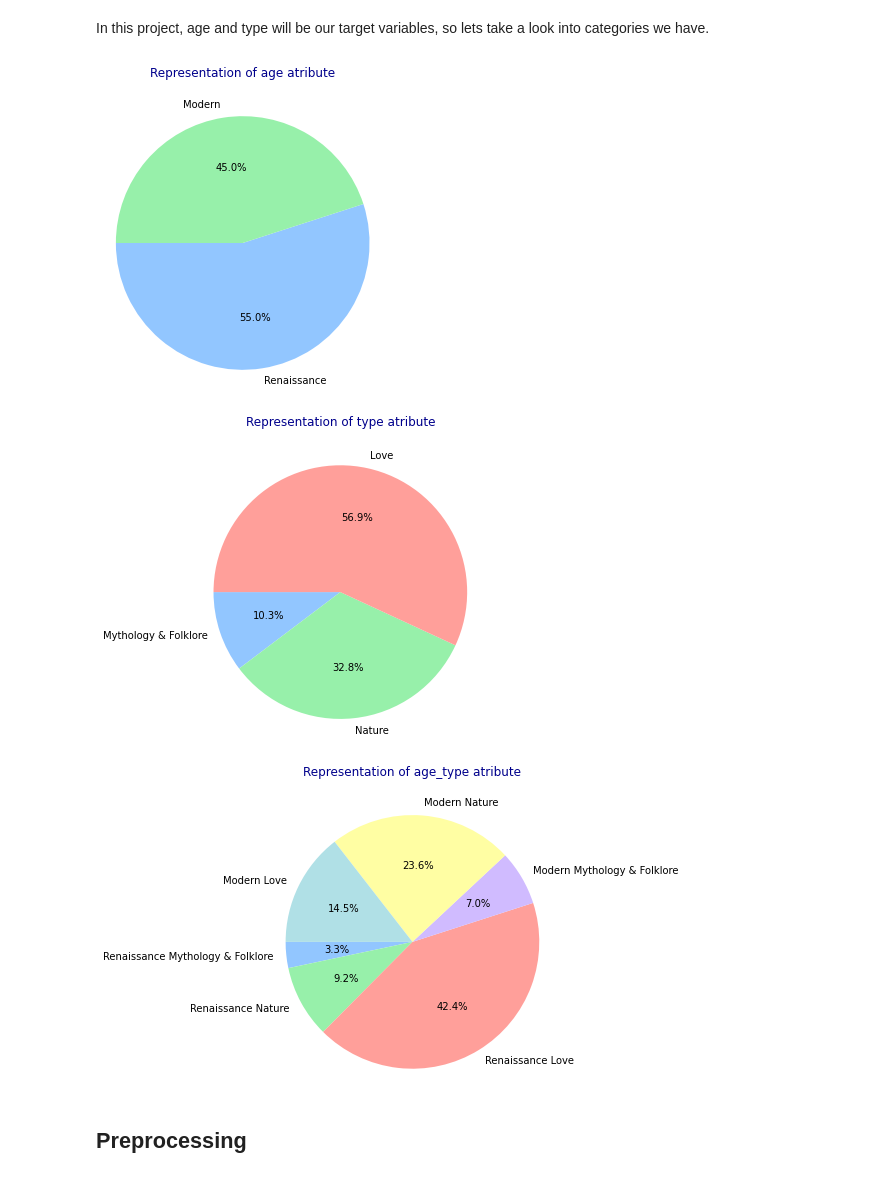
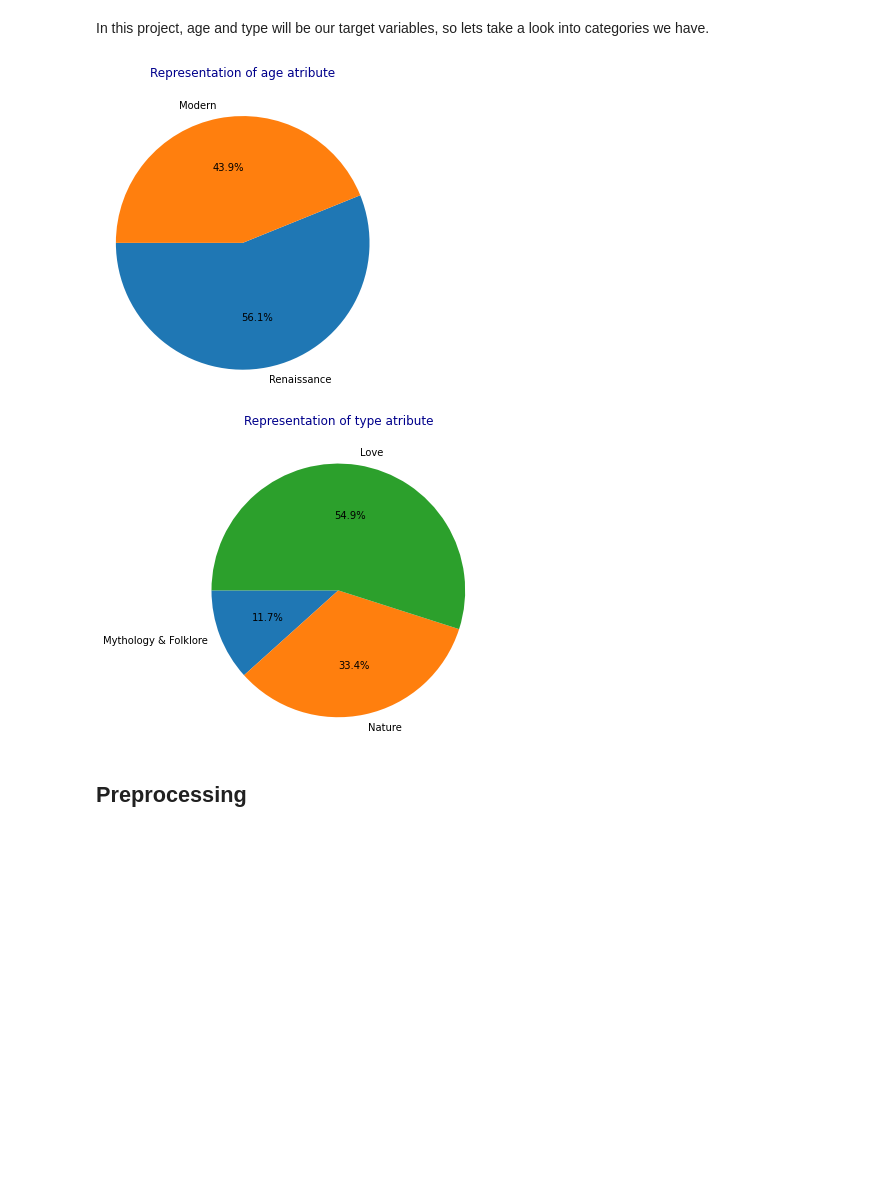
Before and after one commit to MATF-istrazivanje-podataka-1/2023_Data_Mining_Poetry_Dataset, a Jupyter notebook: preprocessing/Preprocessing.ipynb, the cells around one changed output. Saved outputs shown, nothing was run; the diff lists cells and outputs as text; code cells hidden in the pictures; blank space fills up the shorter version.

```diff
--- a/preprocessing/Preprocessing.ipynb
+++ b/preprocessing/Preprocessing.ipynb
@@ -47,3 +47,16 @@ Unique values of variable type:
 df['type'].unique()
 # %% [output]
 array(['Mythology & Folklore', 'Nature', 'Love'], dtype=object)
+# %%
+for param in ['age', 'type']:
+    counted = []
+    unique = df[param].unique()
+    for u in unique:
+        counted.append(operator.countOf(df[param], u))
+
+#     plt.style.use('seaborn-pastel')
+    fig1, ax1 = plt.subplots(figsize=(5,5), facecolor='white')
+    ax1.pie(counted, labels=unique, autopct='%1.1f%%', startangle=180)
+    ax1.axis('equal')
+    plt.title("Representation of " + param + " atribute", pad=30, color='darkblue')
+    plt.show()
@@ -62,0 +100,3 @@ dtype: int64
+# %%
+df = df.drop_duplicates(subset='content', keep='first')
+df
@@ -63,24 +117,21 @@ dtype: int64
 # %% [markdown]
 In this project, age and type will be our target variables, so lets take a look into categories we have.
 # %%
-df['age_type'] = [df['age'][i] +" "+ df['type'][i] for i in range(len(df['age']))]
-
-for param in ['age', 'type', 'age_type']:
+for param in ['age', 'type']:
     counted = []
     unique = df[param].unique()
     for u in unique:
         counted.append(operator.countOf(df[param], u))
 
-    plt.style.use('seaborn-pastel')
+#     plt.style.use('seaborn-pastel')
     fig1, ax1 = plt.subplots(figsize=(5,5), facecolor='white')
     ax1.pie(counted, labels=unique, autopct='%1.1f%%', startangle=180)
     ax1.axis('equal')
     plt.title("Representation of " + param + " atribute", pad=30, color='darkblue')
     plt.show()
 # %% [output]
-[figure, old version]
+[figure, new version]
-[figure, old version]
+[figure, new version]
-[figure, removed]
 # %% [markdown]
 ## Preprocessing
 # %% [markdown]
```
Also changed, not shown: parts of 11 cells of this notebook, 23 other files.
